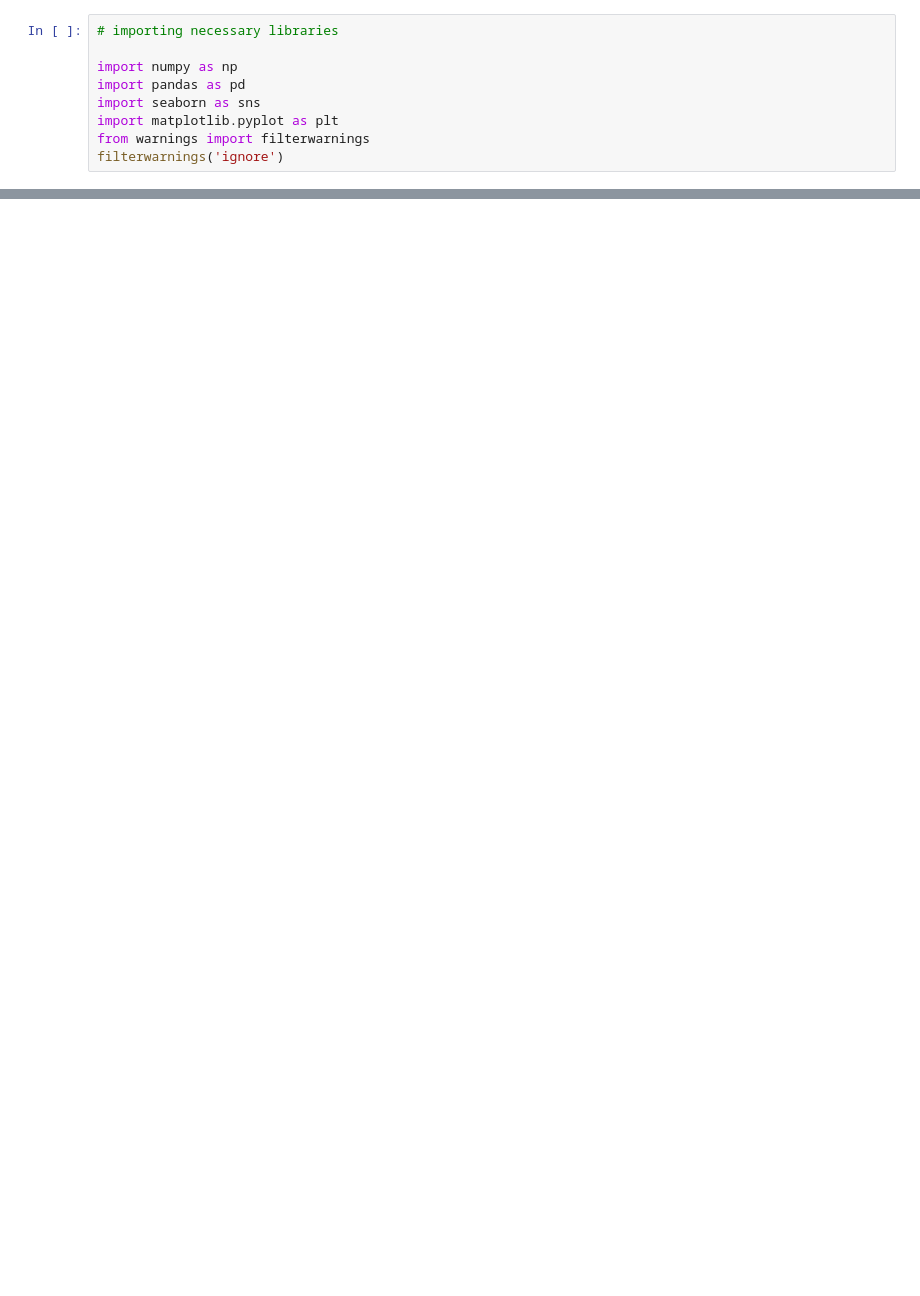
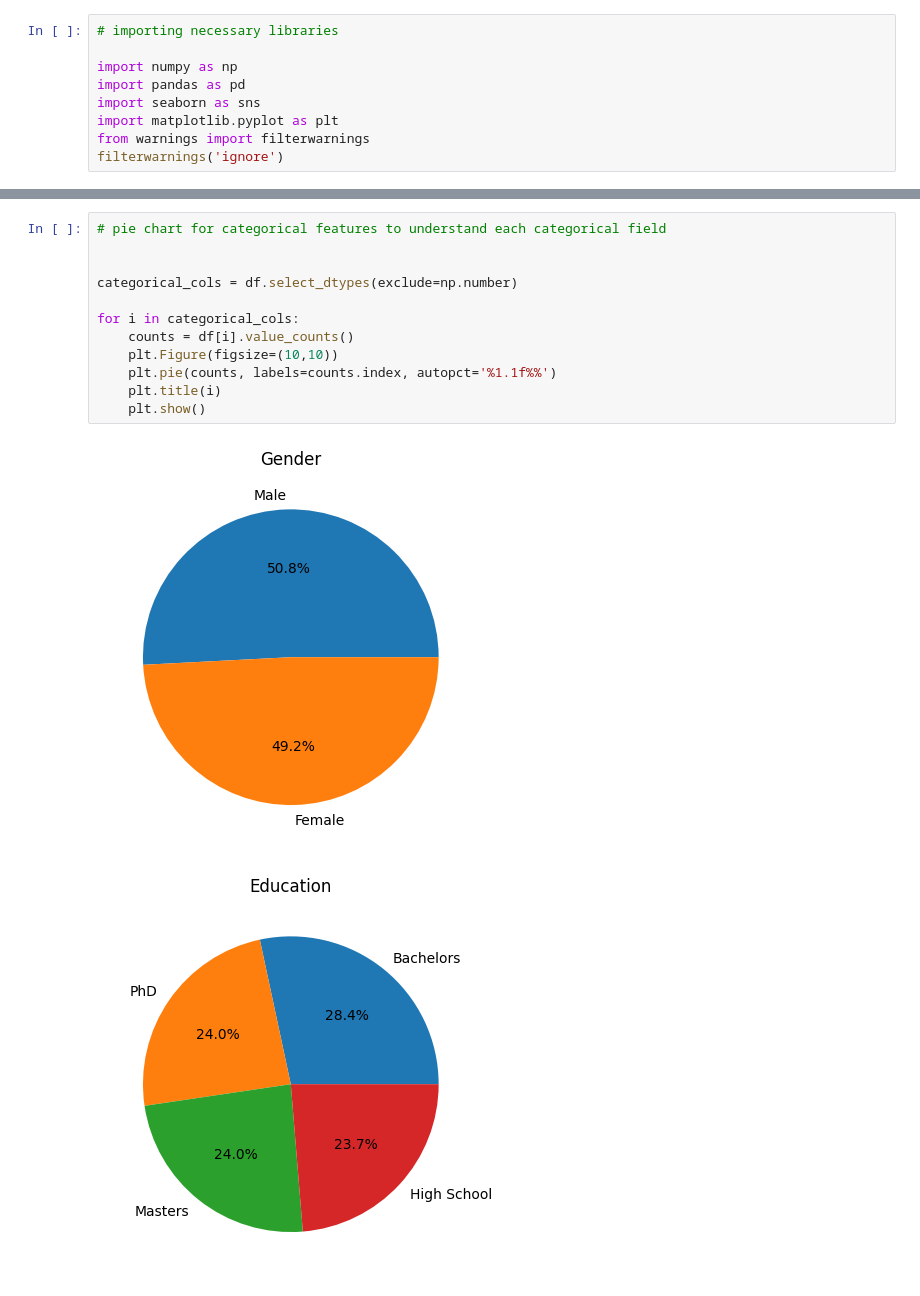
Before and after one commit to Jsamlu/Rise_4.0, a Jupyter notebook: ML/CreditRiskPridiction/creditRiskPrediction.ipynb, the cells around one changed output, grey strips where cells are left out. Cells and saved outputs as stored; diff of their text form; blank space fills up the shorter version.

```diff
--- a/ML/CreditRiskPridiction/creditRiskPrediction.ipynb
+++ b/ML/CreditRiskPridiction/creditRiskPrediction.ipynb
@@ -75,0 +156,15 @@ for i in df.select_dtypes(include = np.number):
+# %%
+# pie chart for categorical features to understand each categorical field
+
+
+categorical_cols = df.select_dtypes(exclude=np.number)
+
+for i in categorical_cols:
+    counts = df[i].value_counts()
+    plt.Figure(figsize=(10,10))
+    plt.pie(counts, labels=counts.index, autopct='%1.1f%%')
+    plt.title(i)
+    plt.show()
+# %% [output]
+[figure, added]
+[figure, added]
```
Also changed, not shown: parts of 31 cells of this notebook, 2 other files.
